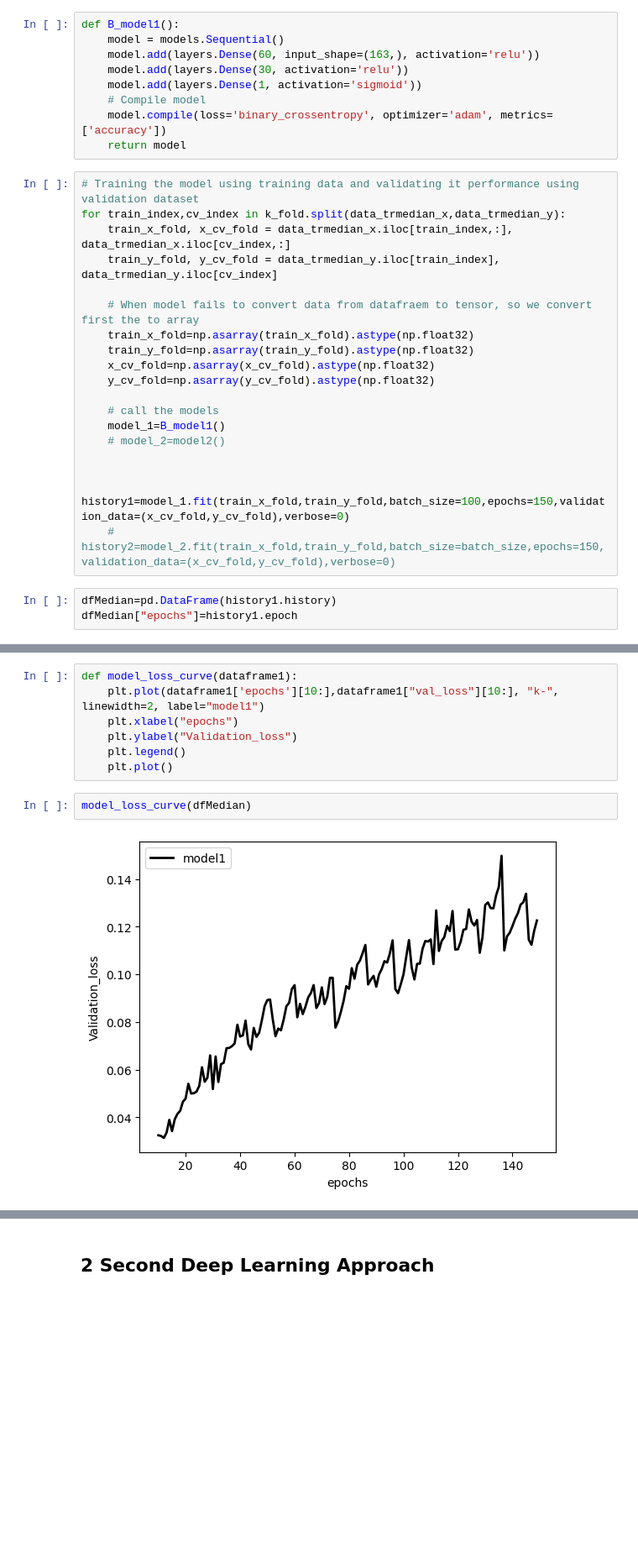
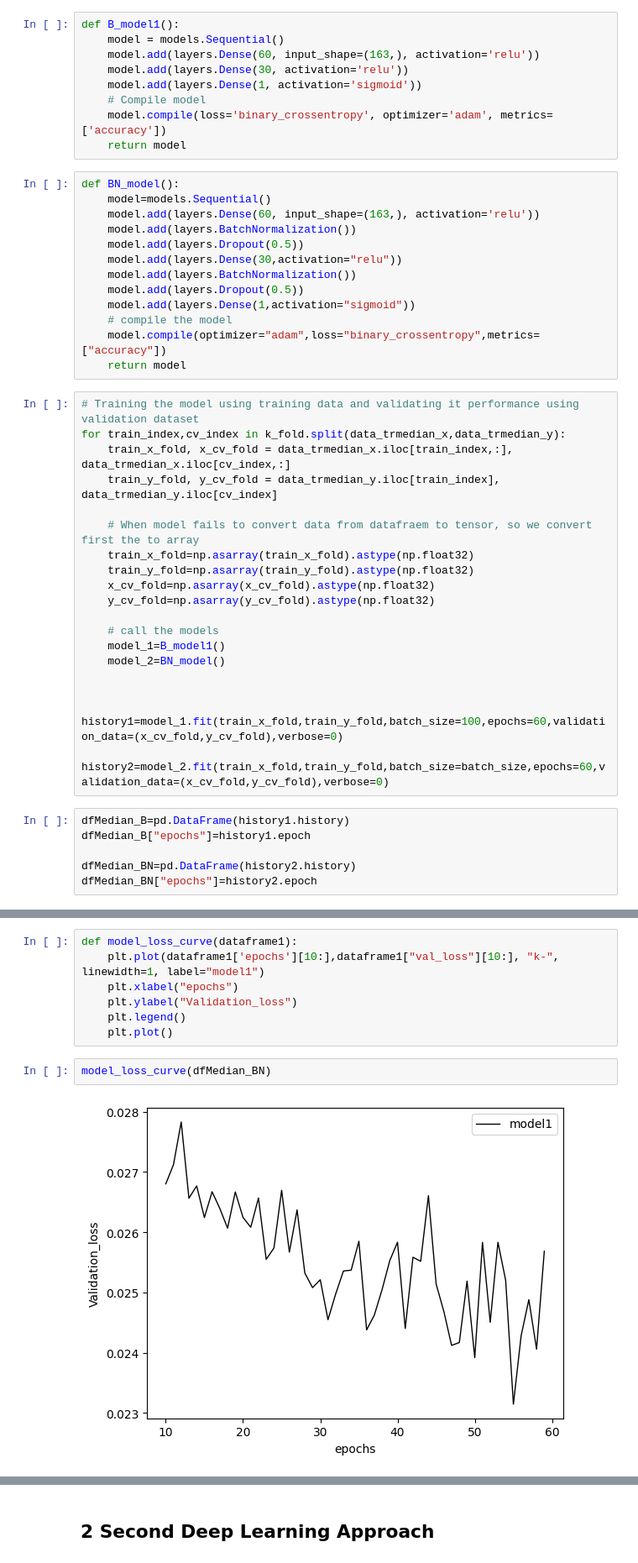
Before and after one commit to GVanave/Predictive-Analysis-of-Sensor-Data, a Jupyter notebook: Approach_Third.ipynb, the cells around one changed output, grey strips where cells are left out. Shown at 84% size. Drawn from its saved outputs; the diff is of its cells as text; blank space fills up the shorter version.

Commit message:
add DL models

```diff
--- a/Approach_Third.ipynb
+++ b/Approach_Third.ipynb
@@ -486,6 +503,19 @@ def B_model1():
     # Compile model
     model.compile(loss='binary_crossentropy', optimizer='adam', metrics=['accuracy'])
     return model
+# %%
+def BN_model():
+    model=models.Sequential()
+    model.add(layers.Dense(60, input_shape=(163,), activation='relu'))
+    model.add(layers.BatchNormalization())
+    model.add(layers.Dropout(0.5))
+    model.add(layers.Dense(30,activation="relu"))
+    model.add(layers.BatchNormalization())
+    model.add(layers.Dropout(0.5))
+    model.add(layers.Dense(1,activation="sigmoid"))
+    # compile the model
+    model.compile(optimizer="adam",loss="binary_crossentropy",metrics=["accuracy"])
+    return model
 # %%
 # Training the model using training data and validating it performance using validation dataset
 for train_index,cv_index in k_fold.split(data_trmedian_x,data_trmedian_y):
@@ -500,11 +530,14 @@ for train_index,cv_index in k_fold.split(data_trmedian_x,data_trmedian_y):
 
     # call the models
     model_1=B_model1()
-    # model_2=model2()
+    model_2=BN_model()
 
 
-    history1=model_1.fit(train_x_fold,train_y_fold,batch_size=100,epochs=150,validation_data=(x_cv_fold,y_cv_fold),verbose=0)
-    # history2=model_2.fit(train_x_fold,train_y_fold,batch_size=batch_size,epochs=150,validation_data=(x_cv_fold,y_cv_fold),verbose=0)
+    history1=model_1.fit(train_x_fold,train_y_fold,batch_size=100,epochs=60,validation_data=(x_cv_fold,y_cv_fold),verbose=0)
+    history2=model_2.fit(train_x_fold,train_y_fold,batch_size=batch_size,epochs=60,validation_data=(x_cv_fold,y_cv_fold),verbose=0)
 # %%
-dfMedian=pd.DataFrame(history1.history)
-dfMedian["epochs"]=history1.epoch
+dfMedian_B=pd.DataFrame(history1.history)
+dfMedian_B["epochs"]=history1.epoch
+
+dfMedian_BN=pd.DataFrame(history2.history)
+dfMedian_BN["epochs"]=history2.epoch
@@ -529,14 +585,14 @@ ValueError: Classification metrics can't handle a mix of binary and continuous t
 # %%
 def model_loss_curve(dataframe1):
-    plt.plot(dataframe1['epochs'][10:],dataframe1["val_loss"][10:], "k-", linewidth=2, label="model1")
+    plt.plot(dataframe1['epochs'][10:],dataframe1["val_loss"][10:], "k-", linewidth=1, label="model1")
     plt.xlabel("epochs")
     plt.ylabel("Validation_loss")
     plt.legend()
     plt.plot()
 # %%
-model_loss_curve(dfMedian)
+model_loss_curve(dfMedian_BN)
 # %% [output]
-[figure, old version]
+[figure, new version]
 # %%
 # model loss curve for the both model
 def model1_accuracy_loss(dataframe1,dataframe2):
```
Also changed, not shown: parts of 80 cells of this notebook.
